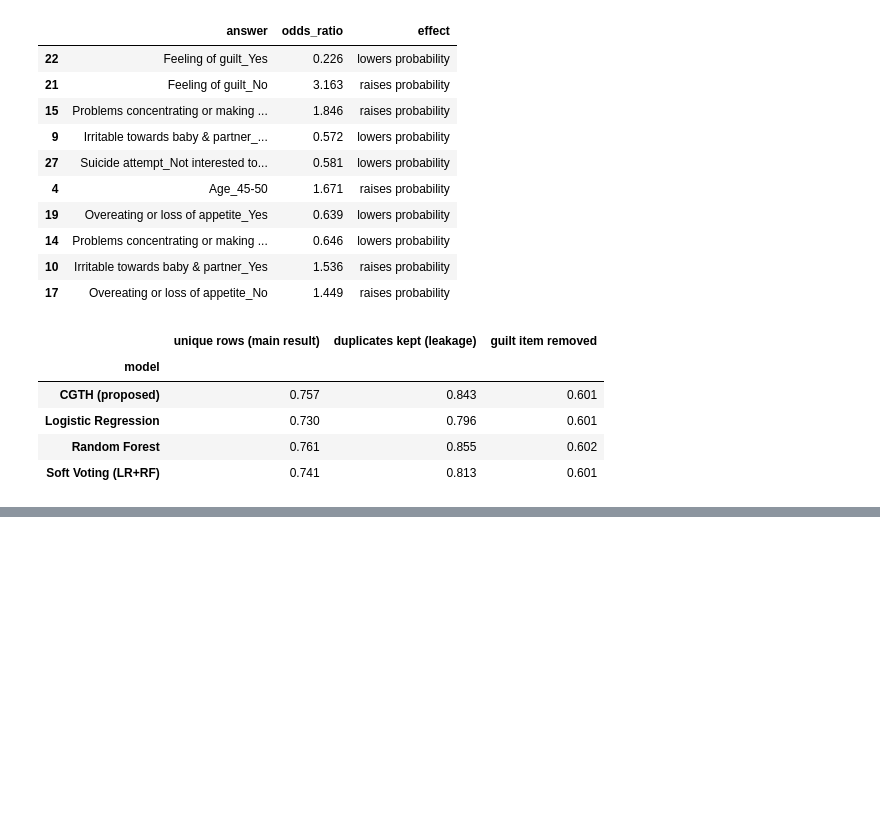
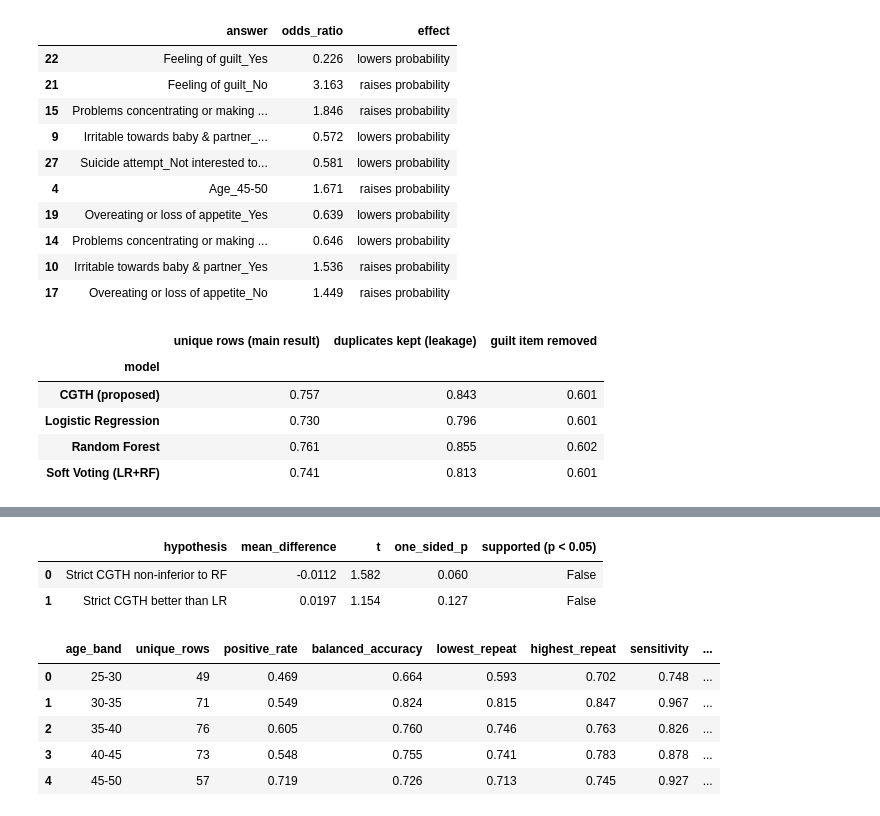
Before and after one commit to abdurrahmanse/research-projects, a Jupyter notebook: projects/cgth_hybrid_study.ipynb, the cells around one changed output, grey strips where cells are left out. Saved outputs shown, nothing was run; the diff lists cells and outputs as text; code cells hidden in the pictures; blank space fills up the shorter version.

```diff
--- a/projects/cgth_hybrid_study.ipynb
+++ b/projects/cgth_hybrid_study.ipynb
@@ -364,0 +391,64 @@ screening.groupby("model", sort=False)[["threshold", "sensitivity", "specificity
+# %%
+# Task 19: Hypothesis test for the stricter CGTH (δ chosen inside each training fold)
+strict_per_fold = strict_cgth["balanced_accuracy"].to_numpy()
+
+strict_diff_rf = strict_per_fold - per_fold["Random Forest"].to_numpy()
+strict_t_rf = (strict_diff_rf.mean() + NON_INFERIORITY_MARGIN) / corrected_se(strict_diff_rf)
+
+strict_diff_lr = strict_per_fold - per_fold["Logistic Regression"].to_numpy()
+strict_t_lr = strict_diff_lr.mean() / corrected_se(strict_diff_lr)
+
+strict_tests = pd.DataFrame({
+    "hypothesis": ["Strict CGTH non-inferior to RF", "Strict CGTH better than LR"],
+    "mean_difference": [strict_diff_rf.mean(), strict_diff_lr.mean()],
+    "t": [strict_t_rf, strict_t_lr],
+    "one_sided_p": [stats.t.sf(strict_t_rf, df=k - 1), stats.t.sf(strict_t_lr, df=k - 1)],
+}).round(4)
+strict_tests["supported (p < 0.05)"] = strict_tests["one_sided_p"] < 0.05
+strict_tests.to_csv(RESULTS_FOLDER / "strict_hypothesis_tests.csv", index=False)
+strict_tests
+# %% [output]
+|  | hypothesis | mean_difference | t | one_sided_p | supported (p < 0.05) |
+| 0 | Strict CGTH non-inferior to RF | -0.0112 | 1.582 | 0.060 | False |
+| 1 | Strict CGTH better than LR | 0.0197 | 1.154 | 0.127 | False |
+# %%
+# Task 20: Fairness check - CGTH results for each age band (the only demographic variable)
+prediction_rows = []
+cv = RepeatedStratifiedKFold(n_splits=5, n_repeats=10, random_state=SEED)
+for fold, (f, (_, test)) in enumerate(zip(folds, cv.split(X, y))):
+    prob, decided_by_lr = confidence_gated_hybrid(f["test_lr"], f["test_rf"], DELTA)
+    prediction_rows.append(pd.DataFrame({
+        "repeat": fold // 5,
+        "age": X["Age"].iloc[test].to_numpy(),
+        "y": f["y_test"],
+        "pred": (prob >= 0.5).astype(int),
+        "decided_by_lr": decided_by_lr,
+    }))
+age_predictions = pd.concat(prediction_rows)
+
+rows = []
+for age, group in age_predictions.groupby("age"):
+    per_repeat = [balanced_accuracy_score(part["y"], part["pred"])
+                  for _, part in group.groupby("repeat")]
+    rows.append({
+        "age_band": age,
+        "unique_rows": len(group) // 10,
+        "positive_rate": group["y"].mean(),
+        "balanced_accuracy": np.mean(per_repeat),
+        "lowest_repeat": min(per_repeat),
+        "highest_repeat": max(per_repeat),
+        "sensitivity": recall_score(group["y"], group["pred"]),
+        "specificity": recall_score(group["y"], group["pred"], pos_label=0),
+        "lr_coverage": group["decided_by_lr"].mean(),
+    })
+
+age_results = pd.DataFrame(rows).round(3)
+age_results.to_csv(RESULTS_FOLDER / "results_by_age_band.csv", index=False)
+age_results
+# %% [output]
+|  | age_band | unique_rows | positive_rate | balanced_accuracy | lowest_repeat | highest_repeat | sensitivity | ... |
+| 0 | 25-30 | 49 | 0.469 | 0.664 | 0.593 | 0.702 | 0.748 | ... |
+| 1 | 30-35 | 71 | 0.549 | 0.824 | 0.815 | 0.847 | 0.967 | ... |
+| 2 | 35-40 | 76 | 0.605 | 0.760 | 0.746 | 0.763 | 0.826 | ... |
+| 3 | 40-45 | 73 | 0.548 | 0.755 | 0.741 | 0.783 | 0.878 | ... |
+| 4 | 45-50 | 57 | 0.719 | 0.726 | 0.713 | 0.745 | 0.927 | ... |
```
Also changed, not shown: parts of 7 cells of this notebook, 13 other files.
